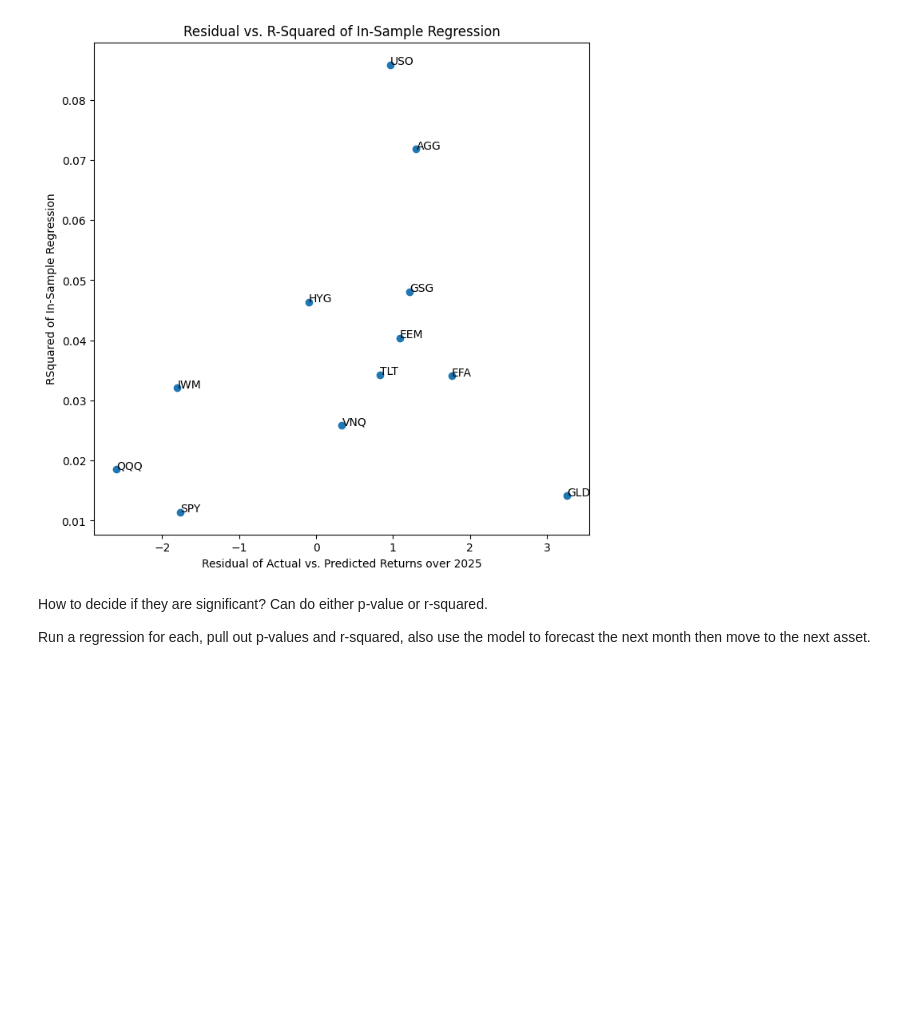
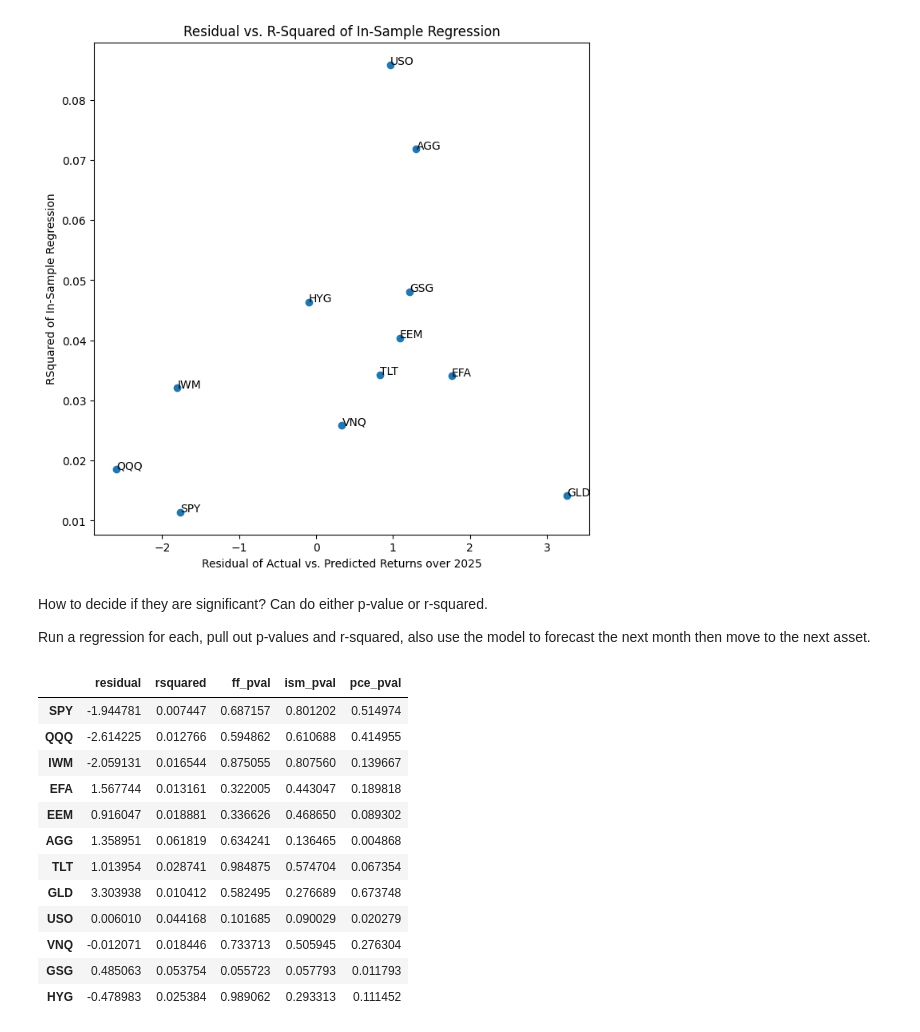
Before and after one commit to Kunj121/MacroFinance_HW2, a Jupyter notebook: hw3/macro_factors.ipynb, the cells around one changed output. Cells and saved outputs as stored; diff of their text form; code cells hidden in the pictures; blank space fills up the shorter version.

```diff
--- a/hw3/macro_factors.ipynb
+++ b/hw3/macro_factors.ipynb
@@ -348,3 +361,36 @@ How to decide if they are significant?
 Can do either p-value or r-squared.
 
 Run a regression for each, pull out p-values and r-squared, also use the model to forecast the next month then move to the next asset.
+# %%
+assets = ['SPY', 'QQQ', 'IWM', 'EFA', 'EEM', 'AGG', 'TLT', 'GLD', 'USO', 'VNQ',
+       'GSG', 'HYG']
+
+rm_covid = in_sample[(in_sample.index <= "2020-01-01" )| (in_sample.index >= "2021-01-01")]
+rm_covid_results = pd.DataFrame()
+for asset in assets:
+    spy_model = OLS(rm_covid[asset], add_constant(rm_covid[['rate_change_1m', 'ISM', 'pce_yoy']])).fit()
+    y_pred = spy_model.predict(add_constant(oos[['rate_change_1m', 'ISM', 'pce_yoy']]))
+    y_actual = oos[asset]
+
+    res = pd.DataFrame({'residual': sum(y_actual - y_pred),
+                        'rsquared': spy_model.rsquared,
+                        'ff_pval': spy_model.pvalues['rate_change_1m'],
+                        'ism_pval': spy_model.pvalues['ISM'],
+                        'pce_pval': spy_model.pvalues['pce_yoy']}, index = [asset])
+    rm_covid_results = pd.concat([rm_covid_results,  res], axis = 0)
+
+rm_covid_results
+# %% [output]
+|  | residual | rsquared | ff_pval | ism_pval | pce_pval |
+| SPY | -1.944781 | 0.007447 | 0.687157 | 0.801202 | 0.514974 |
+| QQQ | -2.614225 | 0.012766 | 0.594862 | 0.610688 | 0.414955 |
+| IWM | -2.059131 | 0.016544 | 0.875055 | 0.807560 | 0.139667 |
+| EFA | 1.567744 | 0.013161 | 0.322005 | 0.443047 | 0.189818 |
+| EEM | 0.916047 | 0.018881 | 0.336626 | 0.468650 | 0.089302 |
+| AGG | 1.358951 | 0.061819 | 0.634241 | 0.136465 | 0.004868 |
+| TLT | 1.013954 | 0.028741 | 0.984875 | 0.574704 | 0.067354 |
+| GLD | 3.303938 | 0.010412 | 0.582495 | 0.276689 | 0.673748 |
+| USO | 0.006010 | 0.044168 | 0.101685 | 0.090029 | 0.020279 |
+| VNQ | -0.012071 | 0.018446 | 0.733713 | 0.505945 | 0.276304 |
+| GSG | 0.485063 | 0.053754 | 0.055723 | 0.057793 | 0.011793 |
+| HYG | -0.478983 | 0.025384 | 0.989062 | 0.293313 | 0.111452 |
```
Also changed, not shown: parts of 3 cells of this notebook.
